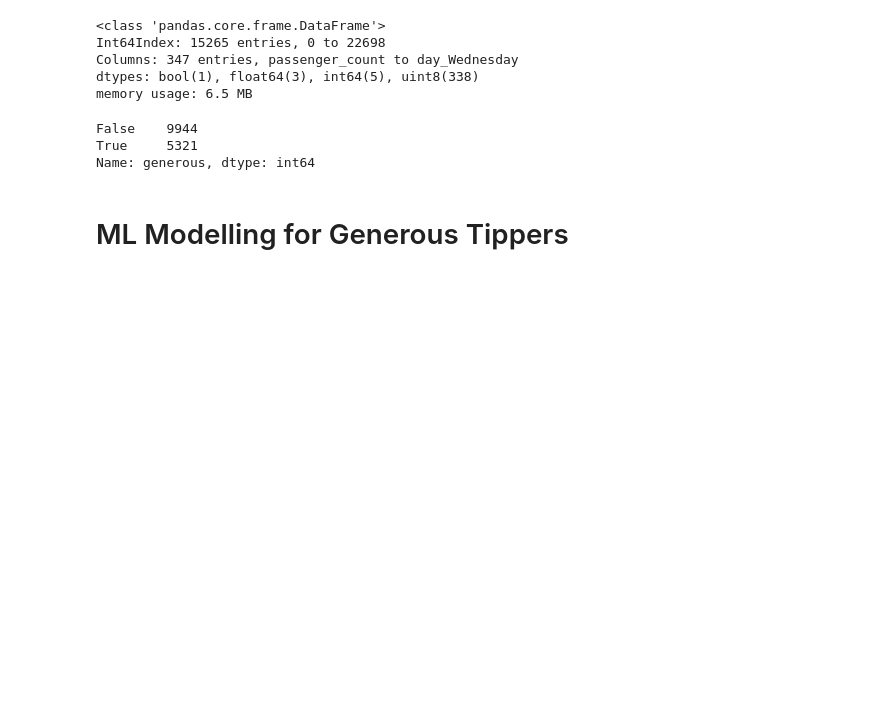
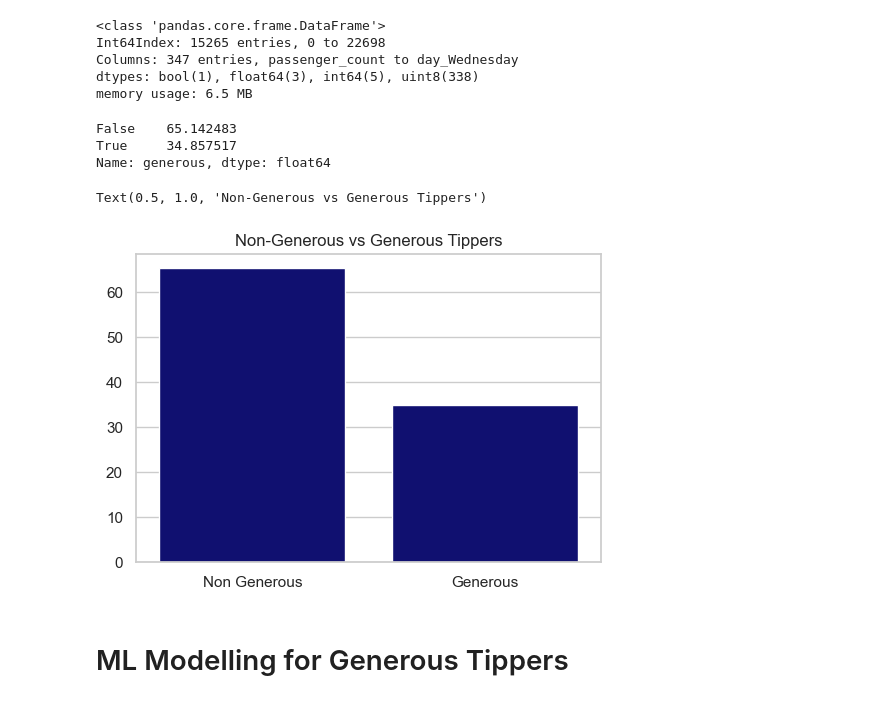
Before and after one commit to ut-si-ch/Predicting-Taxi-Gratuities-in-New-York-City, a Jupyter notebook: automatidata.ipynb, the cells around one changed output. Cells and saved outputs as stored; diff of their text form; code cells hidden in the pictures; blank space fills up the shorter version.

```diff
--- a/automatidata.ipynb
+++ b/automatidata.ipynb
@@ -1584,11 +1564,20 @@ Columns: 347 entries, passenger_count to day_Wednesday
 dtypes: bool(1), float64(3), int64(5), uint8(338)
 memory usage: 6.5 MB
 # %%
-df2['generous'].value_counts()
+generous_value_count = df2['generous'].value_counts(normalize = True) * 100
+generous_value_count
 # %% [output]
-False    9944
-True     5321
-Name: generous, dtype: int64
+False    65.142483
+True     34.857517
+Name: generous, dtype: float64
+# %%
+plt.figure(figsize=(6,4))
+ax = sns.barplot(x = generous_value_count.index, y = generous_value_count.values, palette= ['navy'])
+plt.xticks([0,1],['Non Generous','Generous'])
+plt.title('Non-Generous vs Generous Tippers')
+# %% [output]
+Text(0.5, 1.0, 'Non-Generous vs Generous Tippers')
+[figure, added]
 # %%
 # Approximately 1/3 of the tipper are generous tippers. The dataset is imbalanced but not so.
 # %% [markdown]
```
Also changed, not shown: parts of 1 cell of this notebook.
